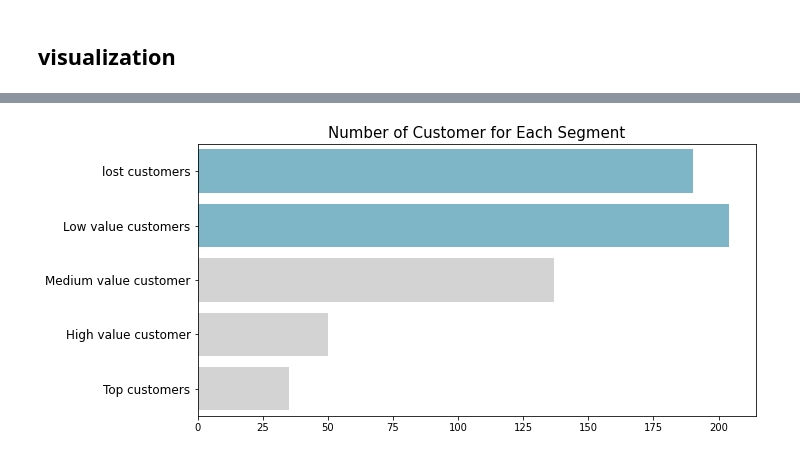
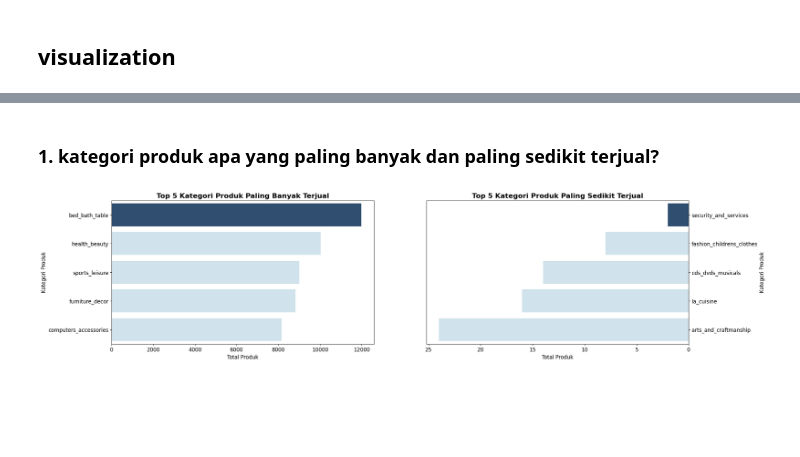
Before and after one commit to lazuardiff/proyek-analisis-data-dicoding, a Jupyter notebook: submission/notebook.ipynb, the cells around one changed output, grey strips where cells are left out. Drawn from its saved outputs; the diff is of its cells as text; code cells hidden in the pictures; blank space fills up the shorter version.

```diff
--- a/submission/notebook.ipynb
+++ b/submission/notebook.ipynb
@@ -317,7 +334,8 @@ Data columns (total 6 columns):
 dtypes: int64(1), object(5)
 memory usage: 4.5+ MB
 # %%
-convert_to_datetime_order_reviews_data = ['review_creation_date', 'review_answer_timestamp']
+convert_to_datetime_order_reviews_data = [
+    'review_creation_date', 'review_answer_timestamp']
 for convert in convert_to_datetime_order_reviews_data:
     order_reviews_data[convert] = pd.to_datetime(order_reviews_data[convert])
 order_reviews_data.info()
@@ -338,7 +356,8 @@ memory usage: 4.5+ MB
 # %% [markdown]
 ### order data
 # %%
-convert_to_datetime_order_data = ['order_purchase_timestamp', 'order_approved_at', 'order_delivered_carrier_date', 'order_delivered_customer_date', 'order_estimated_delivery_date']
+convert_to_datetime_order_data = ['order_purchase_timestamp', 'order_approved_at',
+                                  'order_delivered_carrier_date', 'order_delivered_customer_date', 'order_estimated_delivery_date']
 for convert in convert_to_datetime_order_data:
     order_data[convert] = pd.to_datetime(order_data[convert])
 order_data['delivered_on_time'] = order_data.order_delivered_customer_date <= order_data.order_estimated_delivery_date
@@ -363,7 +382,8 @@ memory usage: 6.2+ MB
 # %% [markdown]
 ### order items data
 # %%
-orders_items_data.shipping_limit_date = pd.to_datetime(orders_items_data.shipping_limit_date)
+orders_items_data.shipping_limit_date = pd.to_datetime(
+    orders_items_data.shipping_limit_date)
 orders_items_data.info()
 # %% [output]
 <class 'pandas.core.frame.DataFrame'>
@@ -2198,17 +1066,33 @@ customer_segment_df['customer_segment'] = pd.Categorical(customer_segment_df['cu
-# %%
-plt.figure(figsize=(10, 5))
-colors_ = ["#72BCD4", "#72BCD4", "#D3D3D3", "#D3D3D3", "#D3D3D3"]
-
-sns.barplot(
-    x="customer_id",
-    y="customer_segment",
-    data=customer_segment_df.sort_values(by="customer_segment", ascending=False),
-    palette=colors_
-)
-plt.title("Number of Customer for Each Segment", loc="center", fontsize=15)
-plt.ylabel(None)
-plt.xlabel(None)
-plt.tick_params(axis='y', labelsize=12)
-plt.show()
-# %% [output]
-[figure, removed]
+# %% [markdown]
+### 1. kategori produk apa yang paling banyak dan paling sedikit terjual?
+# %%
+produk_analisis = merge_all.groupby('product_category_name_english')[
+    'product_id'].count().reset_index()
+produk_analisis = produk_analisis.sort_values(by='product_id', ascending=False)
+produk_analisis.rename(columns={'product_id': 'total_product'}, inplace=True)
+# %%
+fig, ax = plt.subplots(nrows=1, ncols=2, figsize=(24, 6))
+colors = ['#254E7A', '#CBE3EF', '#CBE3EF', '#CBE3EF', '#CBE3EF']
+
+sns.barplot(x='total_product', y='product_category_name_english', data=produk_analisis.head(
+    5), hue='product_category_name_english', palette=colors, ax=ax[0])
+ax[0].set_title('Top 5 Kategori Produk Paling Banyak Terjual',
+                loc='center', fontsize=16, fontweight='bold')
+ax[0].set_xlabel('Total Produk', fontsize=12)
+ax[0].set_ylabel('Kategori Produk', fontsize=12)
+ax[0].tick_params(axis='y', labelsize=12)
+ax[0].tick_params(axis='x', labelsize=12)
+
+sns.barplot(x='total_product', y='product_category_name_english', data=produk_analisis.sort_values(
+    by='total_product', ascending=True).head(5), hue='product_category_name_english', palette=colors, ax=ax[1])
+ax[1].set_title('Top 5 Kategori Produk Paling Sedikit Terjual',
+                loc='center', fontsize=16, fontweight='bold')
+ax[1].set_xlabel('Total Produk', fontsize=12)
+ax[1].set_ylabel('Kategori Produk', fontsize=12)
+ax[1].invert_xaxis()
+ax[1].yaxis.set_label_position("right")
+ax[1].yaxis.tick_right()
+ax[1].tick_params(axis='y', labelsize=12)
+ax[1].tick_params(axis='x', labelsize=12)
+# %% [output]
+[figure, added]
```
Also changed, not shown: parts of 164 cells of this notebook.
